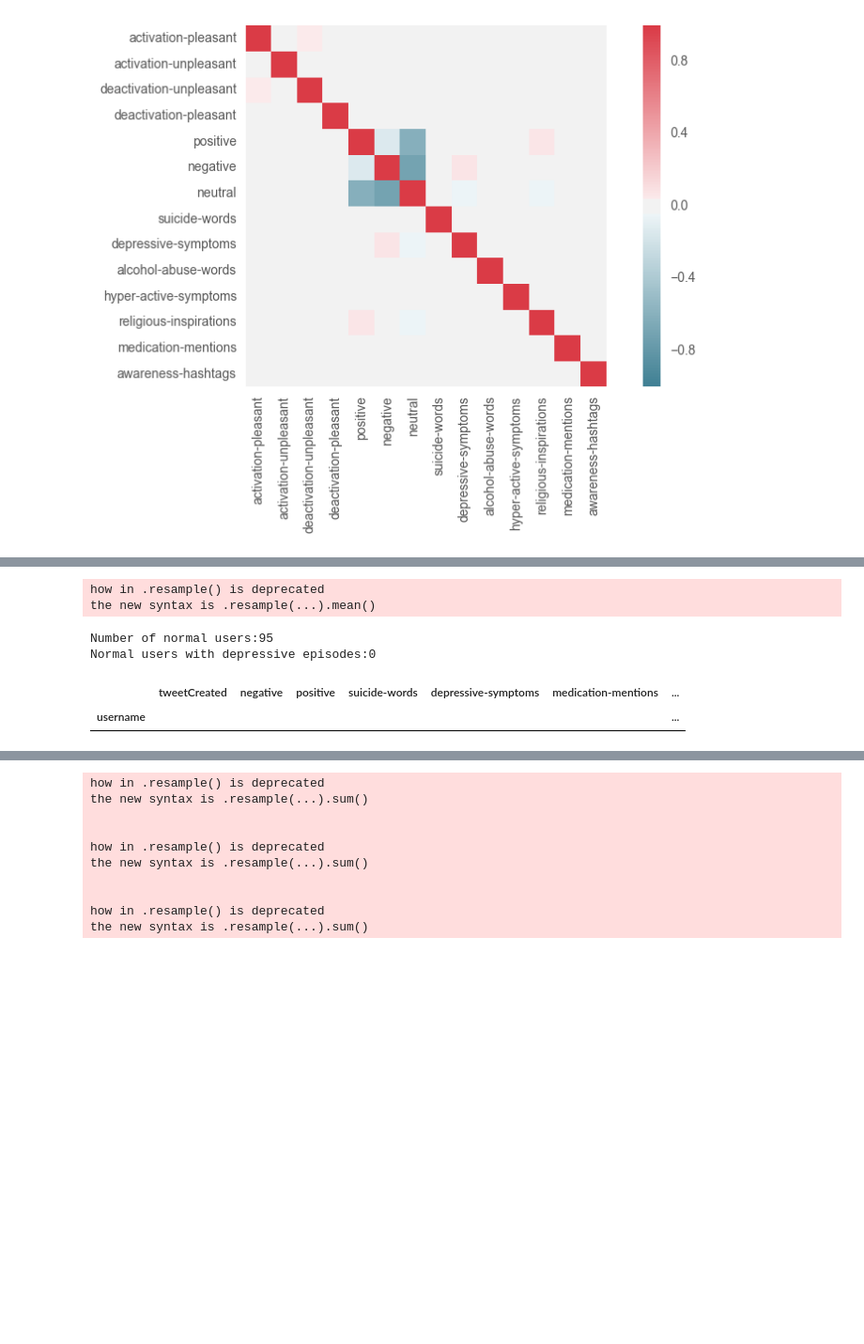
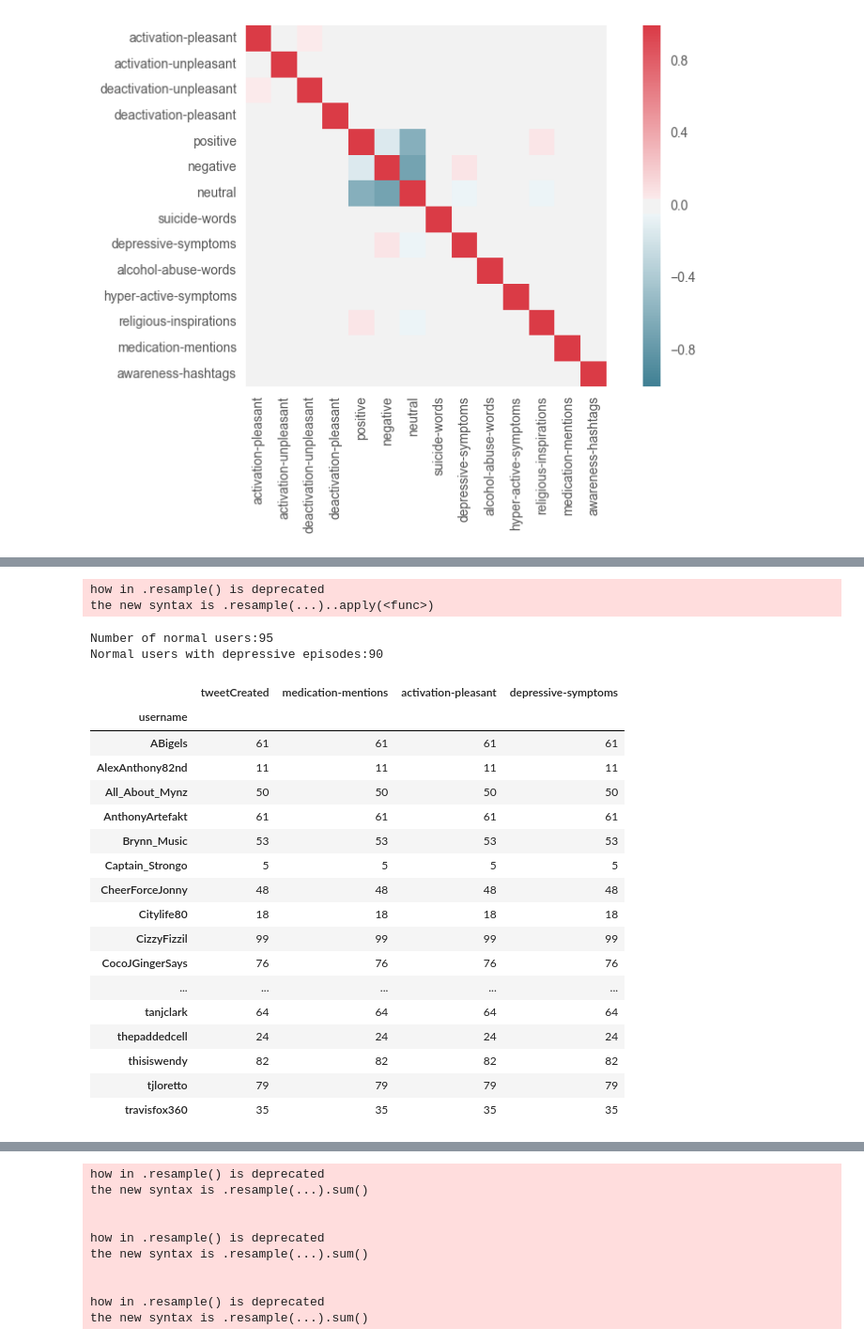
Before and after one commit to nweat/mental-health-research, a Jupyter notebook: patient_tweet_analysis/jupyter_stats/normal_user_feature_labelling.ipynb, the cells around one changed output, grey strips where cells are left out. Shown at 94% size. Drawn from its saved outputs; the diff is of its cells as text; code cells hidden in the pictures; blank space fills up the shorter version.

```diff
--- a/patient_tweet_analysis/jupyter_stats/normal_user_feature_labelling.ipynb
+++ b/patient_tweet_analysis/jupyter_stats/normal_user_feature_labelling.ipynb
@@ -1130,33 +1209,49 @@ sns.heatmap(corr, mask=np.zeros_like(corr, dtype=np.bool), cmap=sns.diverging_pa
 # %%
 ### DEPRESSIVE MOOD TEMPORAL ANALYSIS - EMOTIONS
 
 explore_episodes = features_to_explore[['username','tweetCreated','negative','positive','suicide-words',
                                       'depressive-symptoms','medication-mentions','awareness-hashtags','deactivation-unpleasant',
                                        'deactivation-pleasant','activation-unpleasant','activation-pleasant']]
 
 explore_episodes = explore_episodes.set_index('tweetCreated')# reset_index
 explore_episodes.index = pd.to_datetime(explore_episodes.index)
 explore_episodes = explore_episodes.groupby('username').apply(
-    lambda explore_episodes: explore_episodes.resample('2W',how='mean'))
+    lambda explore_episodes: explore_episodes.resample('2W',how={'depressive-symptoms':'sum','medication-mentions':'sum','deactivation-unpleasant':'mean'}))
 explore_episodes = explore_episodes.reset_index()
 
 #define depressive episode as having atleast 5 negative tweets and 1 depressive symptom mention within a period of 2 weeks
-threshold = 10
+threshold = .15
 
-explore_depressive_episodes = explore_episodes.loc[(explore_episodes['deactivation-unpleasant'] > .30)]# & (explore_episodes['awareness-hashtags'] > 1)
+explore_depressive_episodes = explore_episodes.loc[(explore_episodes['deactivation-unpleasant'] > threshold)]# & (explore_episodes['awareness-hashtags'] > 1)
 #explore_depressive_episodes.head(5)
 
 print 'Number of normal users:' + str(len(explore_episodes.groupby('username')))
 explore_depressive_episodes = explore_depressive_episodes.groupby('username').count()
 print 'Normal users with depressive episodes:' + str(len(explore_depressive_episodes))
 explore_depressive_episodes
 # %% [output]
 how in .resample() is deprecated
-the new syntax is .resample(...).mean()
+the new syntax is .resample(...)..apply(<func>)
 Number of normal users:95
-Normal users with depressive episodes:0
+Normal users with depressive episodes:90
-|  | tweetCreated | negative | positive | suicide-words | depressive-symptoms | medication-mentions | ... |
-| username |  |  |  |  |  |  | ... |
+|  | tweetCreated | medication-mentions | activation-pleasant | depressive-symptoms |
+| username |  |  |  |  |
+| ABigels | 61 | 61 | 61 | 61 |
+| AlexAnthony82nd | 11 | 11 | 11 | 11 |
+| All_About_Mynz | 50 | 50 | 50 | 50 |
+| AnthonyArtefakt | 61 | 61 | 61 | 61 |
+| Brynn_Music | 53 | 53 | 53 | 53 |
+| Captain_Strongo | 5 | 5 | 5 | 5 |
+| CheerForceJonny | 48 | 48 | 48 | 48 |
+| Citylife80 | 18 | 18 | 18 | 18 |
+| CizzyFizzil | 99 | 99 | 99 | 99 |
+| CocoJGingerSays | 76 | 76 | 76 | 76 |
+| ... | ... | ... | ... | ... |
+| tanjclark | 64 | 64 | 64 | 64 |
+| thepaddedcell | 24 | 24 | 24 | 24 |
+| thisiswendy | 82 | 82 | 82 | 82 |
+| tjloretto | 79 | 79 | 79 | 79 |
+| travisfox360 | 35 | 35 | 35 | 35 |
 # %%
 #format_for_clustering_users = keywordLabelled[['username', 'positive', 'negative', 'neutral']]
 #format_for_clustering_users = format_for_clustering_users.groupby('username', as_index=False).sum() #.agg({'positive':['mean']})
```
Also changed, not shown: parts of 7 cells of this notebook, 1 other file.
